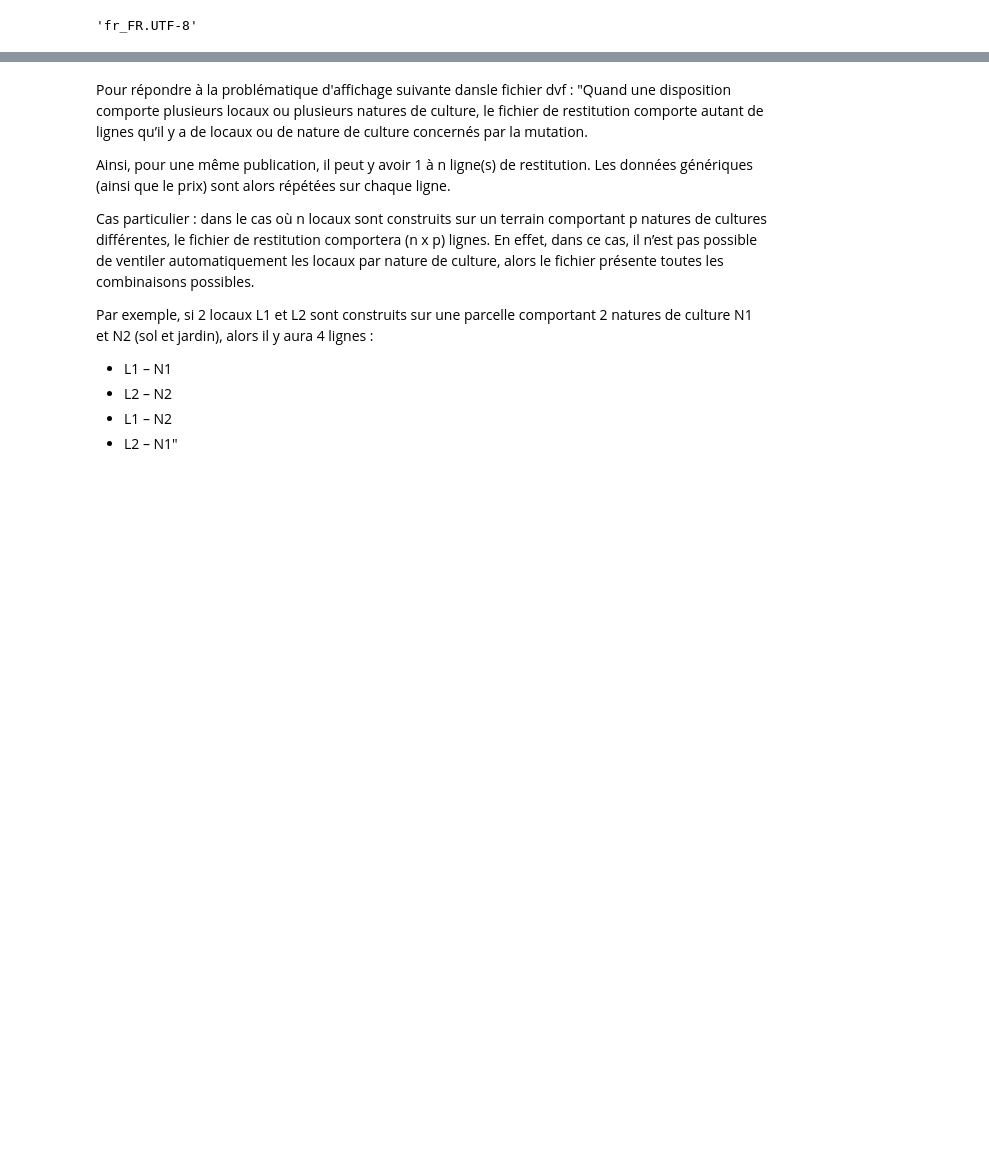
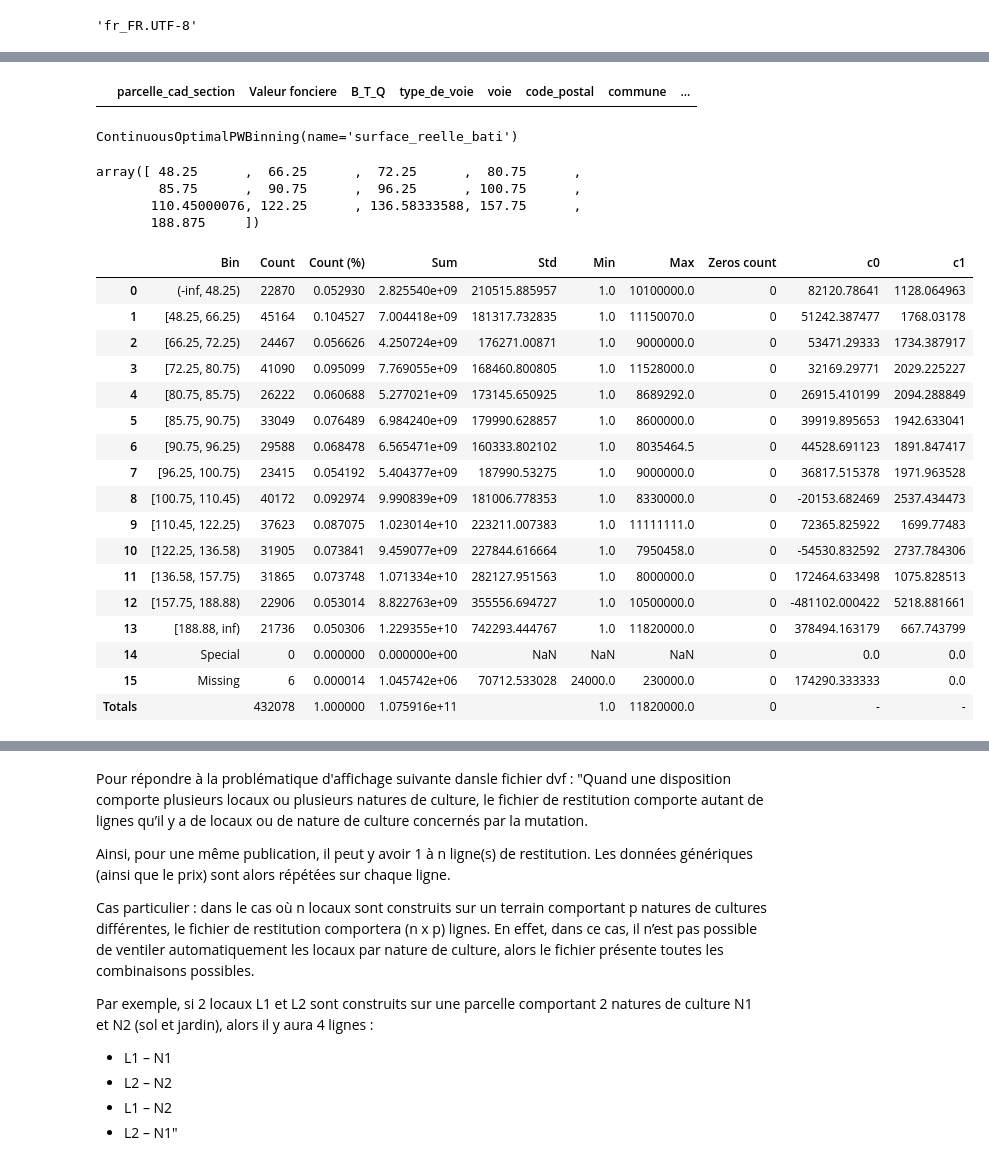
Before and after one commit to PierreBeylard/house_prediction, a Jupyter notebook: notebooks/creation_enrichissement_db_corrected2.ipynb, the cells around one changed output, grey strips where cells are left out. Cells and saved outputs as stored; diff of their text form; code cells hidden in the pictures; blank space fills up the shorter version.

```diff
--- a/notebooks/creation_enrichissement_db_corrected2.ipynb
+++ b/notebooks/creation_enrichissement_db_corrected2.ipynb
@@ -186,0 +275,5 @@ df.columns
+# %%
+df['clean_code_commune']= df['clean_code_commune'].apply(lambda x: atof(x))
+df[df['clean_code_commune'].map(type) == str]
+# %% [output]
+|  | parcelle_cad_section | Valeur fonciere | B_T_Q | type_de_voie | voie | code_postal | commune | ... |
@@ -186,0 +282,11 @@ df.columns
+# %%
+optb.fit(x, y)
+# %% [output]
+ContinuousOptimalPWBinning(name='surface_reelle_bati')
+# %%
+optb.splits
+# %% [output]
+array([ 48.25      ,  66.25      ,  72.25      ,  80.75      ,
+        85.75      ,  90.75      ,  96.25      , 100.75      ,
+       110.45000076, 122.25      , 136.58333588, 157.75      ,
+       188.875     ])
@@ -186,0 +295,21 @@ df.columns
+# %%
+binning_table.build()
+# %% [output]
+|  | Bin | Count | Count (%) | Sum | Std | Min | Max | Zeros count | c0 | c1 |
+| 0 | (-inf, 48.25) | 22870 | 0.052930 | 2.825540e+09 | 210515.885957 | 1.0 | 10100000.0 | 0 | 82120.78641 | 1128.064963 |
+| 1 | [48.25, 66.25) | 45164 | 0.104527 | 7.004418e+09 | 181317.732835 | 1.0 | 11150070.0 | 0 | 51242.387477 | 1768.03178 |
+| 2 | [66.25, 72.25) | 24467 | 0.056626 | 4.250724e+09 | 176271.00871 | 1.0 | 9000000.0 | 0 | 53471.29333 | 1734.387917 |
+| 3 | [72.25, 80.75) | 41090 | 0.095099 | 7.769055e+09 | 168460.800805 | 1.0 | 11528000.0 | 0 | 32169.29771 | 2029.225227 |
+| 4 | [80.75, 85.75) | 26222 | 0.060688 | 5.277021e+09 | 173145.650925 | 1.0 | 8689292.0 | 0 | 26915.410199 | 2094.288849 |
+| 5 | [85.75, 90.75) | 33049 | 0.076489 | 6.984240e+09 | 179990.628857 | 1.0 | 8600000.0 | 0 | 39919.895653 | 1942.633041 |
+| 6 | [90.75, 96.25) | 29588 | 0.068478 | 6.565471e+09 | 160333.802102 | 1.0 | 8035464.5 | 0 | 44528.691123 | 1891.847417 |
+| 7 | [96.25, 100.75) | 23415 | 0.054192 | 5.404377e+09 | 187990.53275 | 1.0 | 9000000.0 | 0 | 36817.515378 | 1971.963528 |
+| 8 | [100.75, 110.45) | 40172 | 0.092974 | 9.990839e+09 | 181006.778353 | 1.0 | 8330000.0 | 0 | -20153.682469 | 2537.434473 |
+| 9 | [110.45, 122.25) | 37623 | 0.087075 | 1.023014e+10 | 223211.007383 | 1.0 | 11111111.0 | 0 | 72365.825922 | 1699.77483 |
+| 10 | [122.25, 136.58) | 31905 | 0.073841 | 9.459077e+09 | 227844.616664 | 1.0 | 7950458.0 | 0 | -54530.832592 | 2737.784306 |
+| 11 | [136.58, 157.75) | 31865 | 0.073748 | 1.071334e+10 | 282127.951563 | 1.0 | 8000000.0 | 0 | 172464.633498 | 1075.828513 |
+| 12 | [157.75, 188.88) | 22906 | 0.053014 | 8.822763e+09 | 355556.694727 | 1.0 | 10500000.0 | 0 | -481102.000422 | 5218.881661 |
+| 13 | [188.88, inf) | 21736 | 0.050306 | 1.229355e+10 | 742293.444767 | 1.0 | 11820000.0 | 0 | 378494.163179 | 667.743799 |
+| 14 | Special | 0 | 0.000000 | 0.000000e+00 | NaN | NaN | NaN | 0 | 0.0 | 0.0 |
+| 15 | Missing | 6 | 0.000014 | 1.045742e+06 | 70712.533028 | 24000.0 | 230000.0 | 0 | 174290.333333 | 0.0 |
+| Totals |  | 432078 | 1.000000 | 1.075916e+11 |  | 1.0 | 11820000.0 | 0 | - | - |
```
Also changed, not shown: parts of 73 cells of this notebook, 5 other files.
